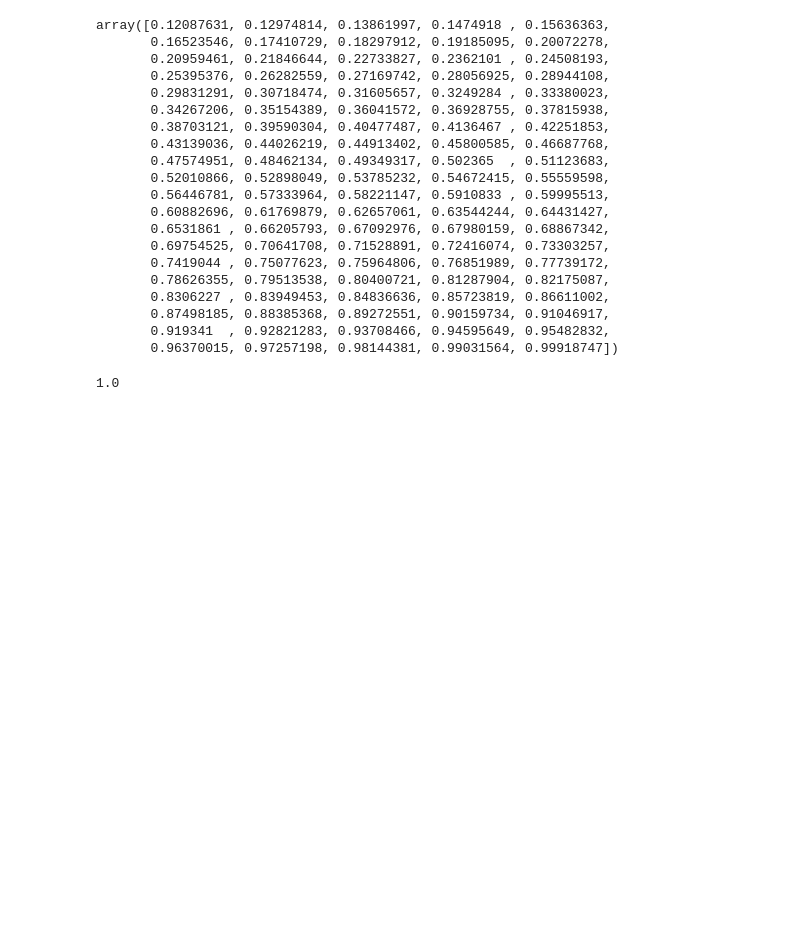
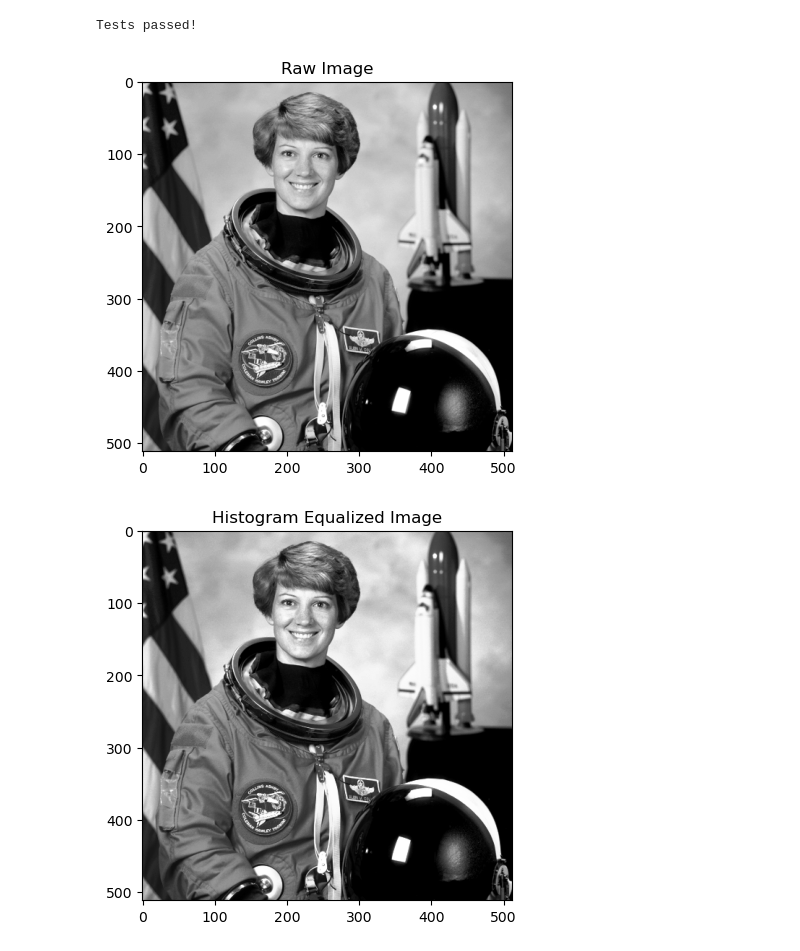
Before and after one commit to QuantumSpinozist/Mathematical_methods_of_Signal_and_Image_Processing, a Jupyter notebook: Histogram_Equalization.ipynb, the cells around one changed output. Drawn from its saved outputs; the diff is of its cells as text; code cells hidden in the pictures; blank space fills up the shorter version.

Commit message:
histogram equalization and isodata (attendance sheet)

```diff
--- a/Histogram_Equalization.ipynb
+++ b/Histogram_Equalization.ipynb
@@ -98,4 +12,0 @@ def histogram_equalize_transform(image, number_bins = 10):
-# %%
-image = histogram_equalize_transform(astronaut_grayscale,number_bins=10)
-print(image.min())
-plt.imshow(image,cmap='gray')
@@ -110,19 +12,0 @@ astronaut_grayscale.max()
-# %%
-image = histogram_equalize_transform(astronaut_grayscale,number_bins=2000)
-#image = astronaut_grayscale
-number_bins = 1000
-s_sample = np.linspace(0,1,100)
-hf, gf = get_hf_gf(image, number_bins=number_bins)
-counts = hf(s_sample)
-g_counts = gf(s_sample)
-#print(counts)
-
-plt.plot(s_sample,counts)
-plt.show()
-plt.plot(s_sample,g_counts)
-plt.show()
-
-bins, counts = histogram(image, number_bins=number_bins)
-
-plt.hist(bins[:-1], bins = bins ,weights=counts)
-plt.show()
@@ -137,10 +12,0 @@ array([0., 1.])
-# %%
-bins, counts = histogram(image, number_bins=number_bins)
-
-plt.hist(bins[:-1], bins = bins ,weights=counts)
-plt.show()
-
-bins, counts = histogram(astronaut_grayscale, number_bins=number_bins)
-
-plt.hist(bins[:-1], bins = bins ,weights=counts)
-plt.show()
@@ -150,27 +12,0 @@ plt.show()
-# %%
-bins
-# %% [output]
-array([0.12087631, 0.12974814, 0.13861997, 0.1474918 , 0.15636363,
-       0.16523546, 0.17410729, 0.18297912, 0.19185095, 0.20072278,
-       0.20959461, 0.21846644, 0.22733827, 0.2362101 , 0.24508193,
-       0.25395376, 0.26282559, 0.27169742, 0.28056925, 0.28944108,
-       0.29831291, 0.30718474, 0.31605657, 0.3249284 , 0.33380023,
-       0.34267206, 0.35154389, 0.36041572, 0.36928755, 0.37815938,
-       0.38703121, 0.39590304, 0.40477487, 0.4136467 , 0.42251853,
-       0.43139036, 0.44026219, 0.44913402, 0.45800585, 0.46687768,
-       0.47574951, 0.48462134, 0.49349317, 0.502365  , 0.51123683,
-       0.52010866, 0.52898049, 0.53785232, 0.54672415, 0.55559598,
-       0.56446781, 0.57333964, 0.58221147, 0.5910833 , 0.59995513,
-       0.60882696, 0.61769879, 0.62657061, 0.63544244, 0.64431427,
-       0.6531861 , 0.66205793, 0.67092976, 0.67980159, 0.68867342,
-       0.69754525, 0.70641708, 0.71528891, 0.72416074, 0.73303257,
-       0.7419044 , 0.75077623, 0.75964806, 0.76851989, 0.77739172,
-       0.78626355, 0.79513538, 0.80400721, 0.81287904, 0.82175087,
-       0.8306227 , 0.83949453, 0.84836636, 0.85723819, 0.86611002,
-       0.87498185, 0.88385368, 0.89272551, 0.90159734, 0.91046917,
-       0.919341  , 0.92821283, 0.93708466, 0.94595649, 0.95482832,
-       0.96370015, 0.97257198, 0.98144381, 0.99031564, 0.99918747])
-# %%
-np.log2(2)
-# %% [output]
-1.0
@@ -176,0 +55,16 @@ np.log2(2)
+# %%
+test_histogram()
+# %% [output]
+Tests passed!
+# %%
+plt.imshow(astronaut_grayscale,cmap='gray')
+plt.title('Raw Image')
+plt.show()
+
+image = hist_equalize(astronaut_grayscale,number_bins=200)
+plt.imshow(image,cmap='gray')
+plt.title('Histogram Equalized Image')
+plt.show()
+# %% [output]
+[figure, added]
+[figure, added]
```
Also changed, not shown: parts of 14 cells of this notebook, 2 other files.
